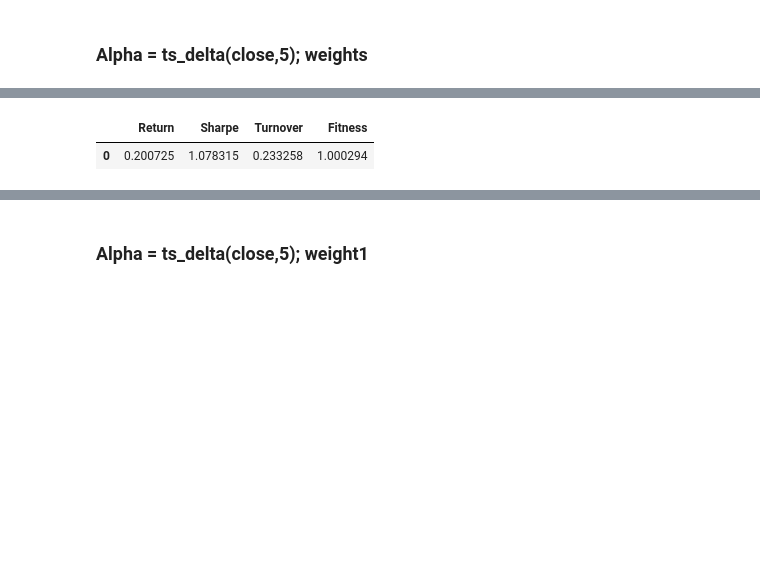
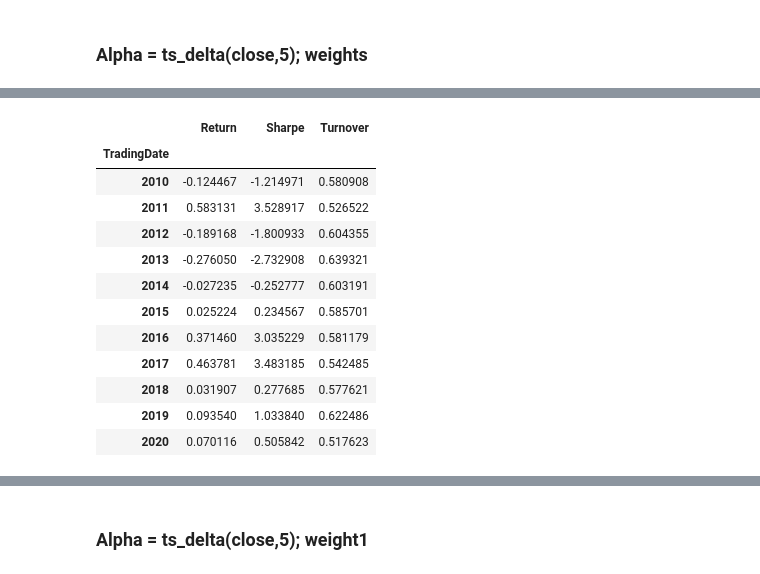
Before and after one commit to khanhtrinh2003/VN30-Strategy, a Jupyter notebook: main.ipynb, the cells around one changed output, grey strips where cells are left out. Cells and saved outputs as stored; diff of their text form; code cells hidden in the pictures; blank space fills up the shorter version.

```diff
--- a/main.ipynb
+++ b/main.ipynb
@@ -43,10 +40,16 @@ w  = weights(close_t5)
 # %%
-kq=Simresult(weights=w,returns=returns)
-kq.plot_pnl()
+returns = close.pct_change()
+w  = weights1(close_t5, neutrali=1)
+neu=Simresult(weights=w,returns=returns)
+neu.plot_pnl(type="Neutralize")
+
+w1  = weights1(close_t5, neutrali=0)
+non_neu=Simresult(weights=w1,returns=returns)
+non_neu.plot_pnl(type="Non neutralize")
 
 m=get_index_series(index_code='VNINDEX', time_range='TenYears')
 m["i"]=pd.to_datetime(m["tradingDate"])
-plt.plot(m["i"],np.cumprod(m["indexValue"].pct_change()+1), label="VNINDEX")
+plt.plot(m["i"],np.cumsum(m["indexValue"].pct_change()), label="VNINDEX")
 plt.legend()
 # %% [output]
 <matplotlib.legend.Legend at 0x...>
@@ -54,5 +57,16 @@ plt.legend()
 # %%
-kq.get_summary()
+neu.get_summary()
 # %% [output]
-|  | Return | Sharpe | Turnover | Fitness |
-| 0 | 0.200725 | 1.078315 | 0.233258 | 1.000294 |
+|  | Return | Sharpe | Turnover |
+| TradingDate |  |  |  |
+| 2010 | -0.124467 | -1.214971 | 0.580908 |
+| 2011 | 0.583131 | 3.528917 | 0.526522 |
+| 2012 | -0.189168 | -1.800933 | 0.604355 |
+| 2013 | -0.276050 | -2.732908 | 0.639321 |
+| 2014 | -0.027235 | -0.252777 | 0.603191 |
+| 2015 | 0.025224 | 0.234567 | 0.585701 |
+| 2016 | 0.371460 | 3.035229 | 0.581179 |
+| 2017 | 0.463781 | 3.483185 | 0.542485 |
+| 2018 | 0.031907 | 0.277685 | 0.577621 |
+| 2019 | 0.093540 | 1.033840 | 0.622486 |
+| 2020 | 0.070116 | 0.505842 | 0.517623 |
```
Also changed, not shown: parts of 9 cells of this notebook, 1 other file.
